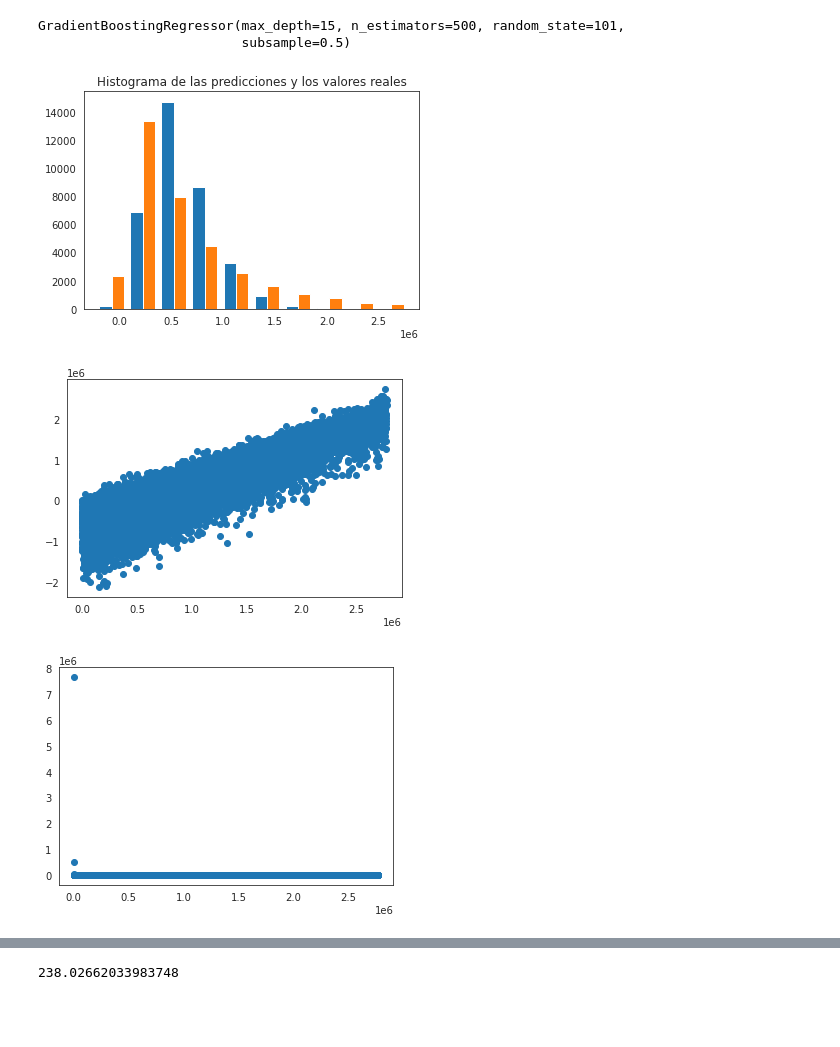
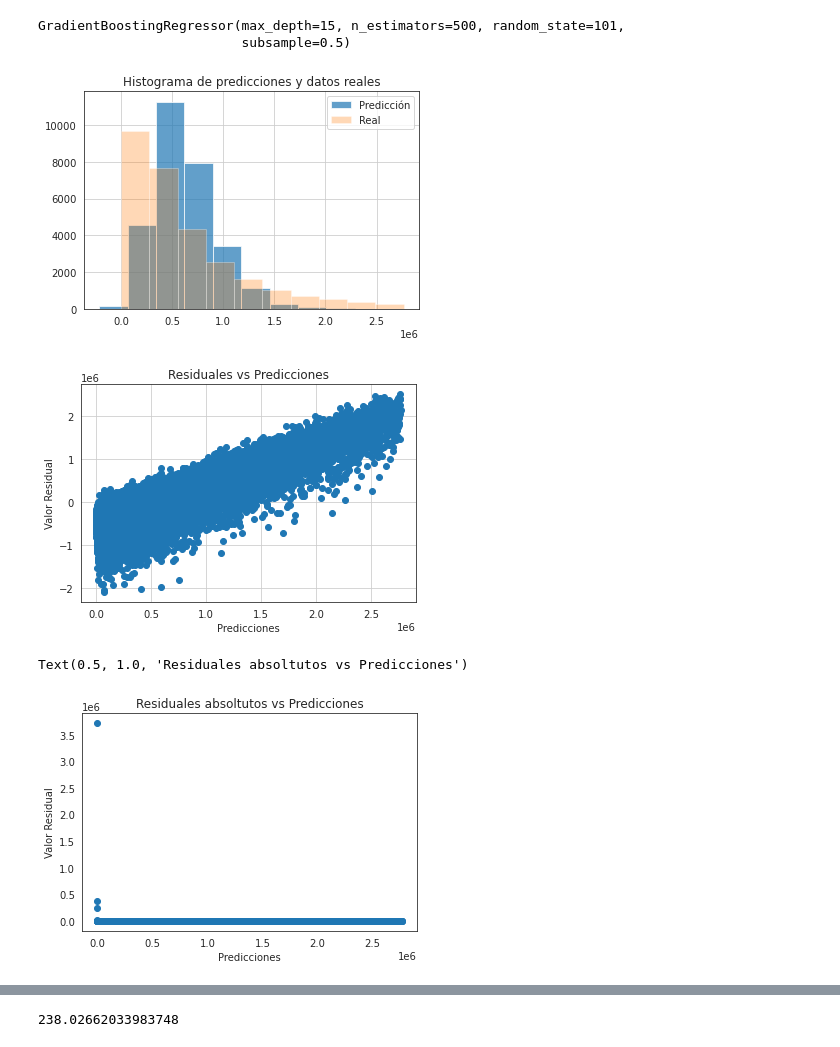
Before and after one commit to Dave0995/monografia, a Jupyter notebook: ultim-iteración-antioquiaa.ipynb, the cells around one changed output, grey strips where cells are left out. Cells and saved outputs as stored; diff of their text form; code cells hidden in the pictures; blank space fills up the shorter version.

```diff
--- a/ultim-iteración-antioquiaa.ipynb
+++ b/ultim-iteración-antioquiaa.ipynb
@@ -948,6 +956,11 @@ Test: -190.18926877868512
 from sklearn.model_selection import train_test_split
 # %%
 XA_train, XA_test, yA_train, yA_test = train_test_split(X_A, Y_A, test_size=0.3, random_state = 11)
+# %%
+GBReg = GradientBoostingRegressor(n_estimators=500,
+                                  max_depth = 15,
+                                  random_state = 101,
+                                  subsample = 0.5)
 # %%
 GBReg.fit(XA_train, yA_train)
 # %% [output]
@@ -956,19 +969,32 @@ GradientBoostingRegressor(max_depth=15, n_estimators=500, random_state=101,
 # %%
 yA_pred = GBReg.predict(XA_test)
 # %%
-plt.hist([yA_pred, yA_test]);
-plt.title("Histograma de las predicciones y los valores reales");
+plt.hist(yA_pred, alpha=0.7, label='Predicción')
+plt.hist(yA_test, alpha=0.3, label='Real')
+plt.legend(loc='upper right')
+plt.grid()
+plt.title("Histograma de predicciones y datos reales");
+#plt.savefig("histogramaDePredicciones.png")
 # %% [output]
-[figure, old version]
+[figure, new version]
 # %%
-residual = yA_test - yA_pred
+residuals = yA_test - yA_pred
+ap_residuals = np.abs(residuals) / yA_test
+lap_residuals = np.log(ap_residuals)
 # %%
-plt.scatter(yA_test, residual);
+plt.scatter(yA_test,residuals);
+plt.xlabel("Predicciones");
+plt.ylabel("Valor Residual");
+plt.grid();
+plt.title("Residuales vs Predicciones");
+#plt.savefig("residualesVpredicciones.png")
 # %% [output]
-[figure, old version]
+[figure, new version]
-# %%
-ap_residuals = np.abs(residual) / yA_test
 # %%
 plt.scatter(yA_test,ap_residuals);
+plt.xlabel("Predicciones")
+plt.ylabel("Valor Residual")
+plt.title("Residuales absoltutos vs Predicciones")
 # %% [output]
+Text(0.5, 1.0, 'Residuales absoltutos vs Predicciones')
-[figure, old version]
+[figure, new version]
```
Also changed, not shown: parts of 4 cells of this notebook, 2 other files.
